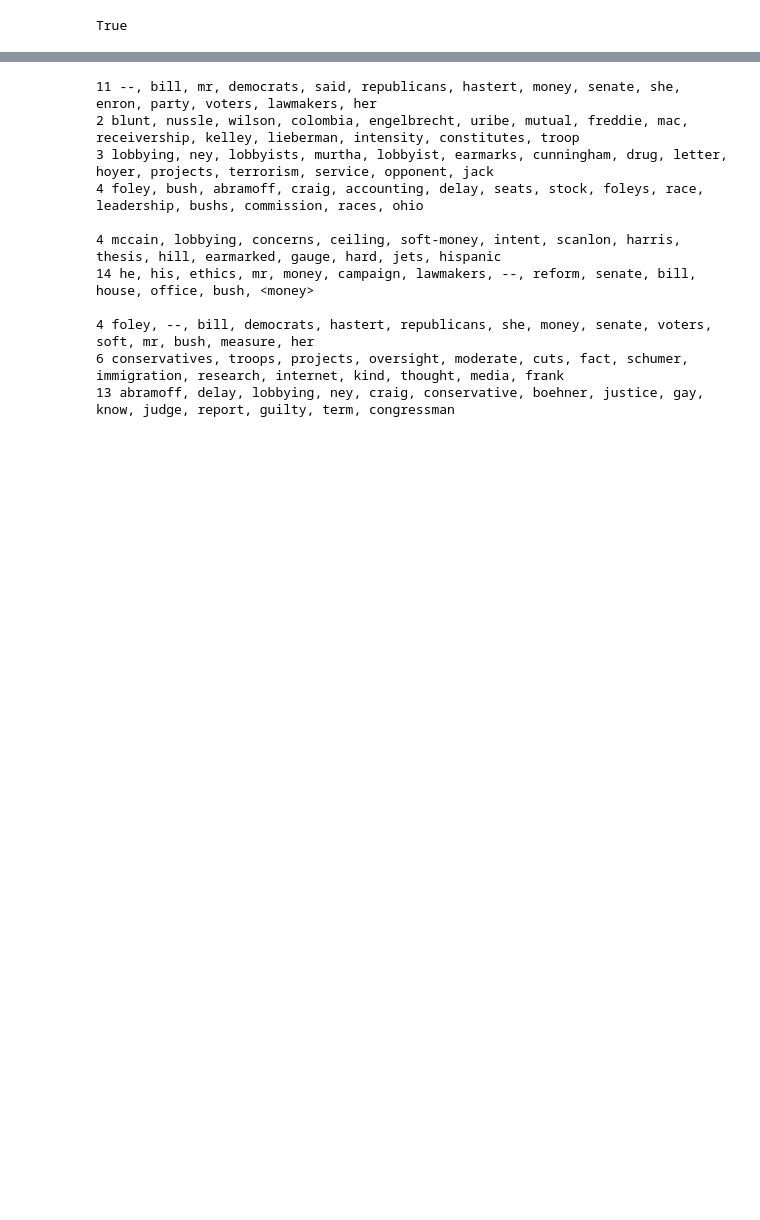
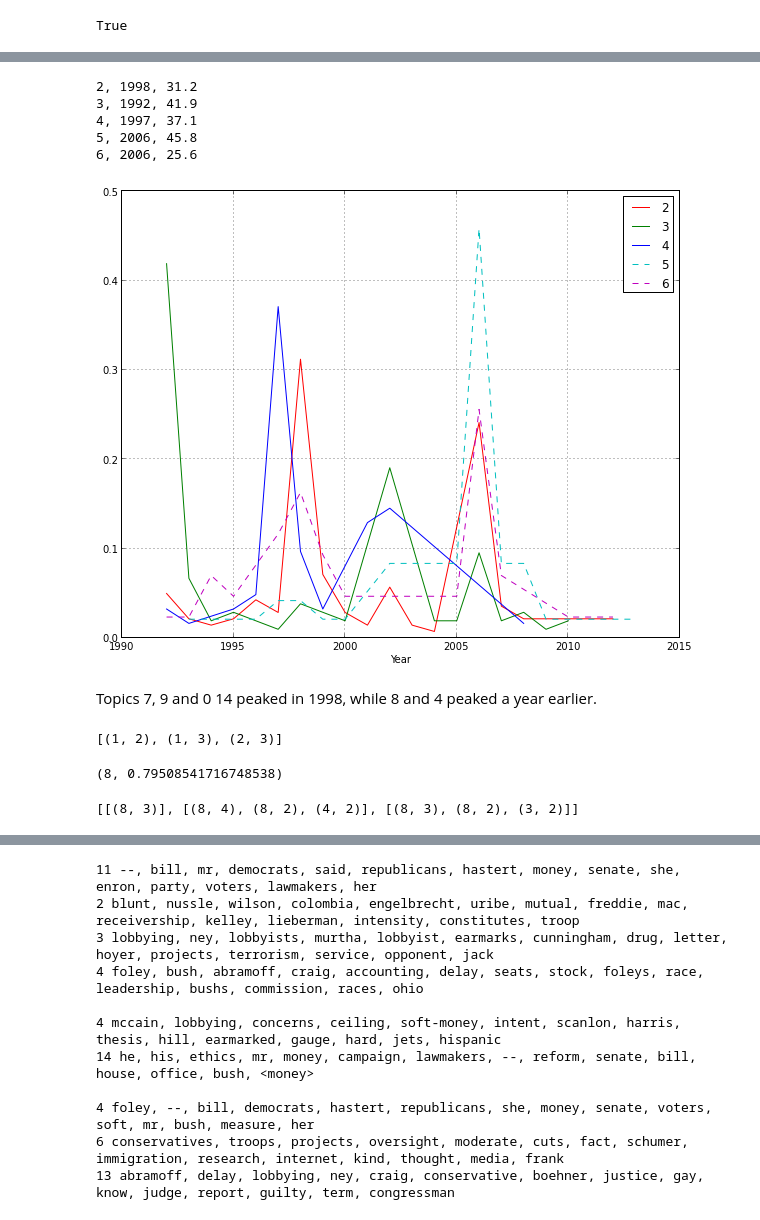
Before and after one commit to wcbeard/nyt-nlp, a Jupyter notebook: nyt-nlp.ipynb, the cells around one changed output, grey strips where cells are left out. Drawn from its saved outputs; the diff is of its cells as text; code cells hidden in the pictures; blank space fills up the shorter version.

```diff
--- a/nyt-nlp.ipynb
+++ b/nyt-nlp.ipynb
@@ -207,0 +234,5 @@ df.Topic.hist()
+# %%
+year = lambda x: x.year
+#df.reset_index().groupby(['Date', 'Topic']).size()
+sz = df.groupby(['Topic', year]).size()
+sz.index.names[1] = 'Year'
@@ -207,0 +257,31 @@ df.Topic.hist()
+# %%
+def plottable(k, gp, thresh=.15):
+    _gp = gp.set_index('Year')[0]
+    _gp = (_gp / _gp.sum())
+    mx = _gp.max()
+    if mx < thresh:
+        return
+    return k, _gp
+# %%
+yr_grps = filter(bool, starmap(plottable, sz.reset_index().groupby('Topic')))
+# %%
+plt.figsize(10, 8)
+cols = cycle('rgbcmyk')
+_rep = int(round(len(yr_grps) / 2))
+styles = cycle((['-'] * _rep) + (['--'] * _rep))
+tops = []
+for k, gp in yr_grps:
+    gp.plot(color=cols.next(), ls=styles.next())
+    print '{}, {}, {:.1f}'.format(k, gp.idxmax(), gp.max() * 100)
+    tops.append(k)
+    #gp.set_index('Year')[0].plot()
+_ = plt.legend(tops)
+# %% [output]
+2, 1998, 31.2
+3, 1992, 41.9
+4, 1997, 37.1
+5, 2006, 45.8
+6, 2006, 25.6
+[figure, added]
+# %% [markdown]
+Topics 7, 9 and 0 14 peaked in 1998, while 8 and 4 peaked a year earlier.
@@ -207,0 +290,13 @@ df.Topic.hist()
+# %%
+list(itertools.combinations([1, 2, 3], 2))
+# %% [output]
+[(1, 2), (1, 3), (2, 3)]
+# %%
+lst
+# %% [output]
+(8, 0.79508541716748538)
+# %%
+combos = [list(itertools.combinations(lst, 2)) for lst in [map(itemgetter(0), _lst) for _lst in _topic_stats] if len(lst) > 1]
+combos[:3]
+# %% [output]
+[[(8, 3)], [(8, 4), (8, 2), (4, 2)], [(8, 3), (8, 2), (3, 2)]]
```
Also changed, not shown: parts of 58 cells of this notebook, 1 other file.
